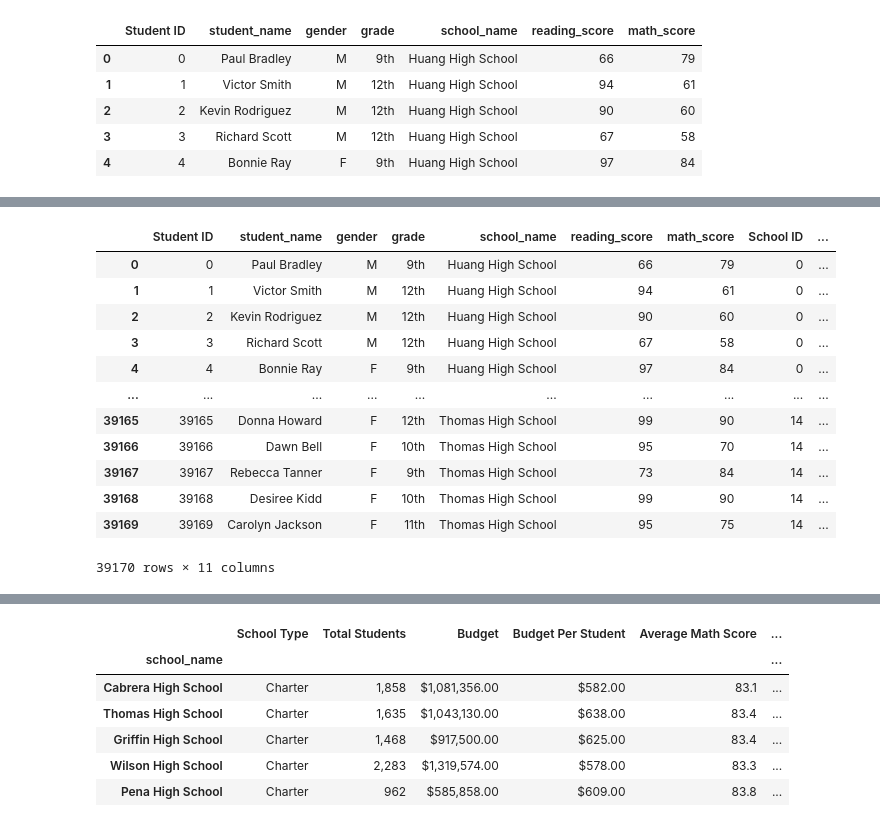
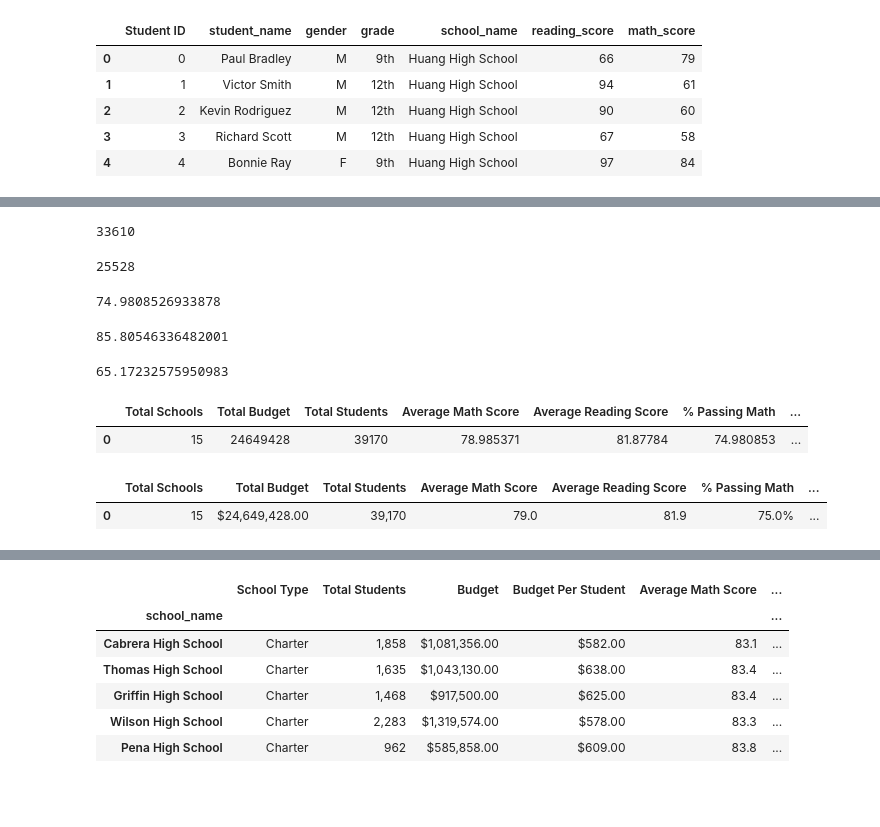
Before and after one commit to Bag0niku/School_District_Analysis, a Jupyter notebook: PyCitySchools.ipynb, the cells around one changed output, grey strips where cells are left out. Saved outputs shown, nothing was run; the diff lists cells and outputs as text; code cells hidden in the pictures; blank space fills up the shorter version.

```diff
--- a/PyCitySchools.ipynb
+++ b/PyCitySchools.ipynb
@@ -62,44 +244,46 @@ students_df.head()
+# %%
+# total students passing reading
+pass_reading = all_df[all_df['reading_score'] >= 70]['Student ID'].count()
+pass_reading
+# %% [output]
+33610
+# %%
+# total students passing both subjects
+pass_math_reading = all_df[(all_df['math_score'] >= 70) & (all_df['reading_score'] >= 70)]['Student ID'].count()
+pass_math_reading
+# %% [output]
+25528
+# %%
+# percent of students passing math
+math_passing_percent = pass_math / total_students*100
+math_passing_percent
+# %% [output]
+74.9808526933878
+# %%
+# percent of students passing reading
+reading_passing_percent = pass_reading / total_students*100
+reading_passing_percent
+# %% [output]
+85.80546336482001
+# %%
+# percent of students passing both subjects
+pass_both_percent = pass_math_reading/total_students*100
+pass_both_percent
+# %% [output]
+65.17232575950983
 # %%
-# merge all the data into one dataframe
-all_df = students_df.merge(schools_df, on='school_name')
-
-# Gather data for the whole district and create a summary: , , % passed in subject, % passed both
-budget = all_df['budget'].unique().sum()    # total budget
-total_schools = len(all_df['school_name'].unique())    # total number of schools in the district
-total_students = all_df['Student ID'].count()    # total students
-math_mean = all_df['math_score'].mean()    # average test scores for math
-reading_mean = all_df['reading_score'].mean()    # average test scores for reading
-pass_math = all_df[all_df['math_score'] >= 70]['Student ID'].count()    # total students passing math
-pass_reading = all_df[all_df['reading_score'] >= 70]['Student ID'].count()    # total students passing reading
-pass_math_reading = all_df[(all_df['math_score'] >= 70) & (all_df['reading_score'] >= 70)]['Student ID'].count() # total students passing both subjects
-math_passing_percent = pass_math / total_students*100    # percent of students passing math
-reading_passing_percent = pass_reading / total_students*100    # percent of students passing reading
-pass_both_percent = pass_math_reading/total_students*100    # percent of students passing both subjects
-
+#combine each variabl into the district summary dataframe
 district_summary_df = pd.DataFrame([{'Total Schools':total_schools, 'Total Budget':budget, 'Total Students': total_students, 'Average Math Score':math_mean, 'Average Reading Score':reading_mean, '% Passing Math':math_passing_percent, '% Passing Reading':reading_passing_percent, '% Overall Passing':pass_both_percent}])
-
-# save a copy of the df for future analysis, str formatting will prevent math functions from working
-list_of_summary_dfs = [district_summary_df.copy()]
-
-# district_summary_df
-all_df
+district_summary_df
 # %% [output]
-|  | Student ID | student_name | gender | grade | school_name | reading_score | math_score | School ID | ... |
-| 0 | 0 | Paul Bradley | M | 9th | Huang High School | 66 | 79 | 0 | ... |
-| 1 | 1 | Victor Smith | M | 12th | Huang High School | 94 | 61 | 0 | ... |
-| 2 | 2 | Kevin Rodriguez | M | 12th | Huang High School | 90 | 60 | 0 | ... |
-| 3 | 3 | Richard Scott | M | 12th | Huang High School | 67 | 58 | 0 | ... |
-| 4 | 4 | Bonnie Ray | F | 9th | Huang High School | 97 | 84 | 0 | ... |
-| ... | ... | ... | ... | ... | ... | ... | ... | ... | ... |
-| 39165 | 39165 | Donna Howard | F | 12th | Thomas High School | 99 | 90 | 14 | ... |
-| 39166 | 39166 | Dawn Bell | F | 10th | Thomas High School | 95 | 70 | 14 | ... |
-| 39167 | 39167 | Rebecca Tanner | F | 9th | Thomas High School | 73 | 84 | 14 | ... |
-| 39168 | 39168 | Desiree Kidd | F | 10th | Thomas High School | 99 | 90 | 14 | ... |
-| 39169 | 39169 | Carolyn Jackson | F | 11th | Thomas High School | 95 | 75 | 14 | ... |
+|  | Total Schools | Total Budget | Total Students | Average Math Score | Average Reading Score | % Passing Math | ... |
+| 0 | 15 | 24649428 | 39170 | 78.985371 | 81.87784 | 74.980853 | ... |
-39170 rows × 11 columns
 # %%
+# save a copy of the df for future analysis,
+# str formatting for reports will prevent math functions from working properly
+list_of_summary_dfs = [district_summary_df.copy()]
 
-# format the District Summary DataFrame
+# format the District Summary DataFrame for reporting
 district_summary_df["Total Students"] = district_summary_df["Total Students"].map("{:,}".format)
 district_summary_df["Total Budget"] = district_summary_df["Total Budget"].map("${:,.2f}".format)
 district_summary_df['% Passing Math'] = district_summary_df["% Passing Math"].map("{:.1f}%".format)
@@ -107,5 +291,6 @@ district_summary_df['% Passing Reading'] = district_summary_df["% Passing Readin
 district_summary_df['% Overall Passing'] = district_summary_df["% Overall Passing"].map("{:.1f}%".format)
 district_summary_df['Average Math Score'] = district_summary_df['Average Math Score'].map("{:.1f}".format)
 district_summary_df['Average Reading Score'] = district_summary_df['Average Reading Score'].map("{:.1f}".format)
-
-formatted_summary_dfs = [district_summary_df]
+# %% [output]
+|  | Total Schools | Total Budget | Total Students | Average Math Score | Average Reading Score | % Passing Math | ... |
+| 0 | 15 | $24,649,428.00 | 39,170 | 79.0 | 81.9 | 75.0% | ... |
```
Also changed, not shown: parts of 60 cells of this notebook.
